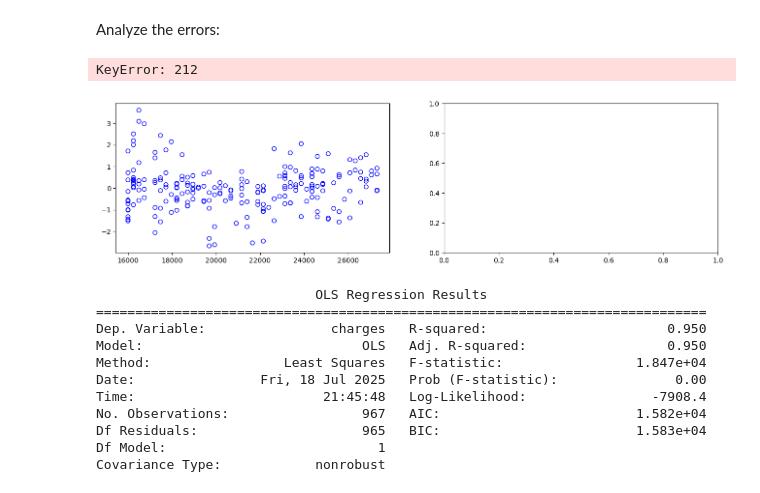
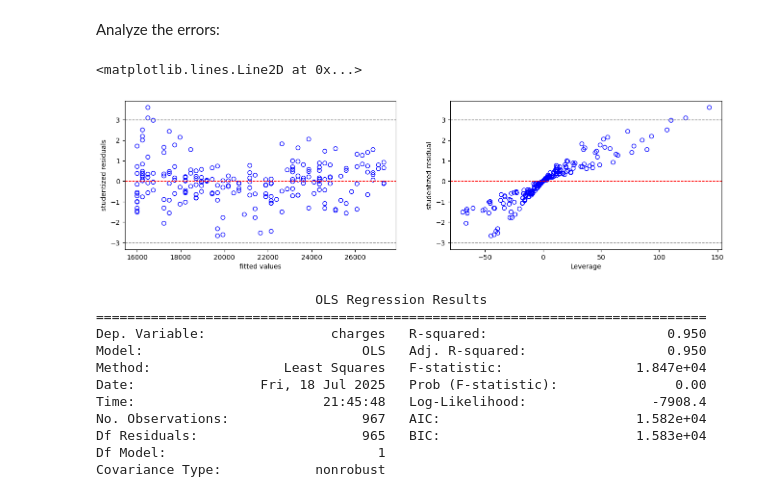
Before and after one commit to MisterSte/MLDA_Gruppenwerk, a Jupyter notebook: insurance.ipynb, the cells around one changed output. Cells and saved outputs as stored; diff of their text form; code cells hidden in the pictures.

```diff
--- a/insurance.ipynb
+++ b/insurance.ipynb
@@ -477,26 +477,42 @@ Notes:
 # %% [markdown]
 Analyze the errors:
 # %%
-# print the betas and the p values
-
 # Obtain the residuals, studentized residuals and the leverages
 fitted_values = estimate_cluster_0.fittedvalues.values
 residuals = estimate_cluster_0.resid.values
+
 studentized_residuals = OLSInfluence(estimate_cluster_0).resid_studentized_internal
 leverages = OLSInfluence(estimate_cluster_0).influence
+
+# Debug check
+#print("fitted:", len(fitted_values))
+#print("resid:", len(studentized_residuals))
 
 # Plot
 fig, (ax1,ax2) = plt.subplots(1,2,figsize=(16,4))
 
 # Studentized Residuals
 ax1.scatter(fitted_values[:-1], studentized_residuals[:-1], facecolors='none', edgecolors='b')
 # Plot the possible Outlier in red
-ax1.scatter(fitted_values[len(fitted_values)-1], studentized_residuals[len(fitted_values)-1], facecolors='none', edgecolors='r')
 ax1.set_xlabel('fitted values')
 ax1.set_ylabel('studentized residuals')
+
+# Leverages
+ax2.scatter(leverages[:-1], studentized_residuals[:-1], facecolors='none', edgecolors='b')
+ax2.set_xlabel('Leverage')
+ax2.set_ylabel('studentized residual')
+
+# Linie bei y = 0 in beiden Subplots
+ax1.axhline(0, color='red', linestyle='--', linewidth=1)
+ax1.axhline(3, color='gray', linestyle='--', linewidth=1)
+ax1.axhline(-3, color='gray', linestyle='--', linewidth=1)
+
+ax2.axhline(0, color='red', linestyle='--', linewidth=1)
+ax2.axhline(3, color='gray', linestyle='--', linewidth=1)
+ax2.axhline(-3, color='gray', linestyle='--', linewidth=1)
 # %% [output]
-KeyError: 212
+<matplotlib.lines.Line2D at 0x...>
-[figure, old version]
+[figure, new version]
 # %%
 def lin_reg_cluster_1():
     global estimate_cluster_1
```
Also changed, not shown: parts of 3 cells of this notebook.
